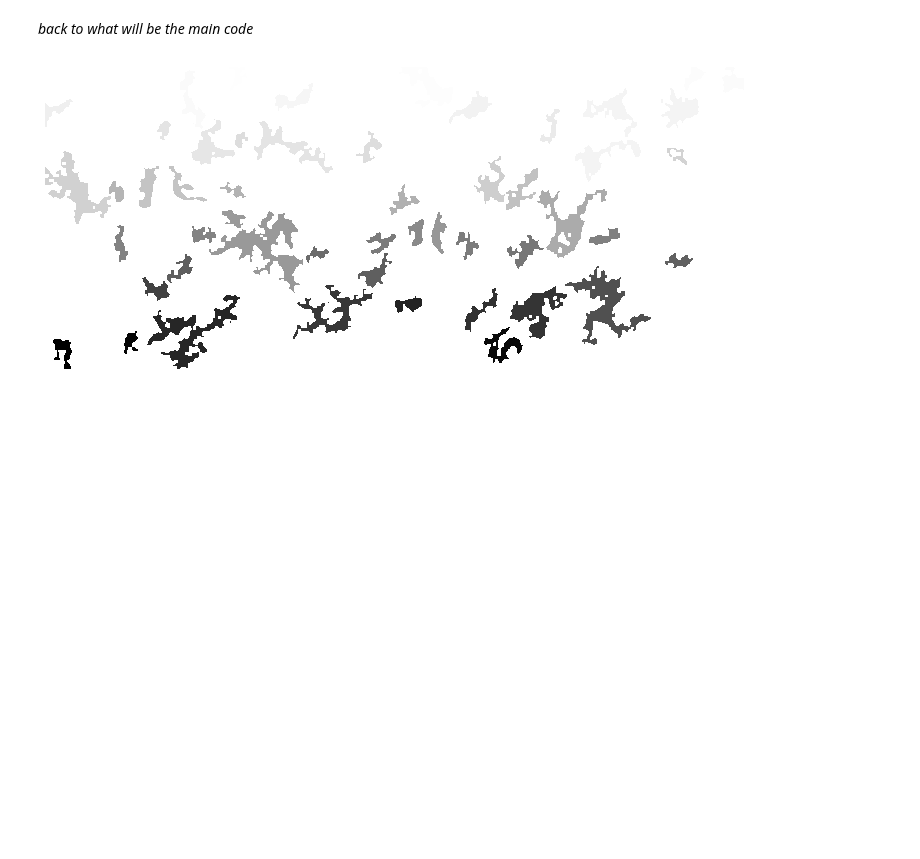
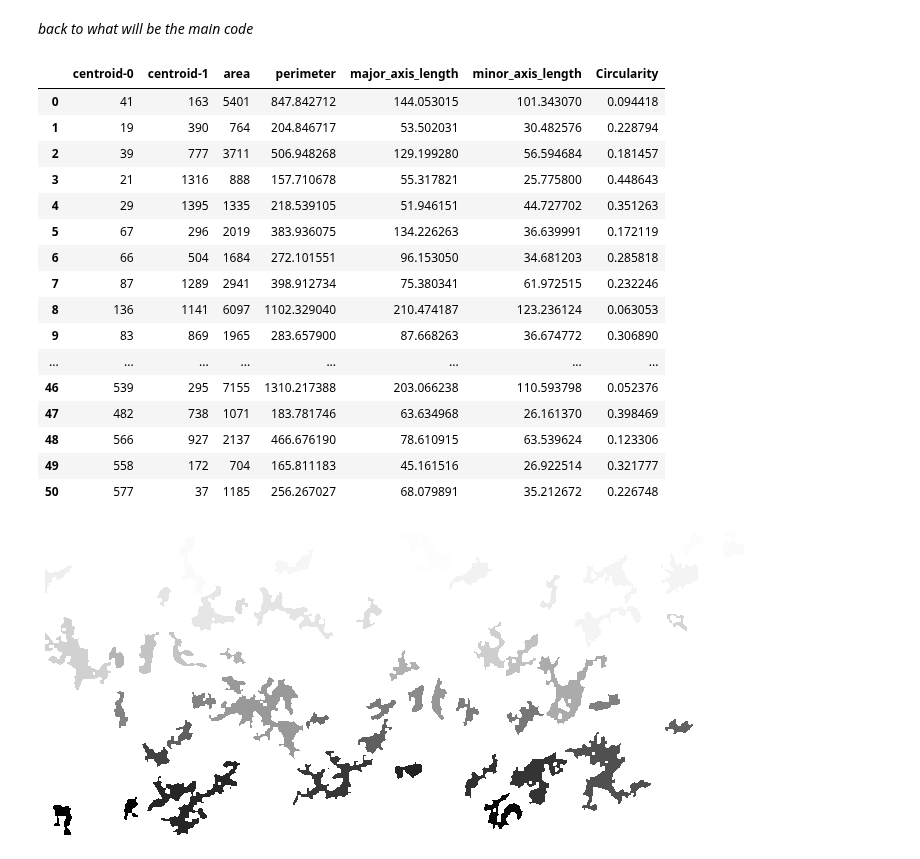
Before and after one commit to Nance-Lab/fiberf, a Jupyter notebook: examples/Psudocode_full_dev.ipynb, the cells around one changed output. Saved outputs shown, nothing was run; the diff lists cells and outputs as text; code cells hidden in the pictures; blank space fills up the shorter version.

Commit message:
Update Psudocode_full_dev.ipynb
added circularity to the output measurement table

```diff
--- a/examples/Psudocode_full_dev.ipynb
+++ b/examples/Psudocode_full_dev.ipynb
@@ -147,4 +147,6 @@ label_image = measure.label(binary, return_num=False, connectivity=2)
 
 binary2 = morphology.remove_small_objects(label_image, min_size=500, connectivity=1, in_place=True)
 # %%
-props = measure.regionprops_table(label_image, properties= ('centroid', 'area', 'major_axis_length', 'minor_axis_length'))
+props = measure.regionprops_table(label_image, properties= ('centroid', 'area', 'perimeter', 'major_axis_length', 'minor_axis_length'))
+region_meas = pd.DataFrame(props)
+region_meas['Circularity'] = (region_meas['area']*4*np.pi)/(region_meas['perimeter']**2)
@@ -153,3 +153,23 @@ region_meas = pd.DataFrame(props)
+# %%
+region_meas
+# %% [output]
+|  | centroid-0 | centroid-1 | area | perimeter | major_axis_length | minor_axis_length | Circularity |
+| 0 | 41 | 163 | 5401 | 847.842712 | 144.053015 | 101.343070 | 0.094418 |
+| 1 | 19 | 390 | 764 | 204.846717 | 53.502031 | 30.482576 | 0.228794 |
+| 2 | 39 | 777 | 3711 | 506.948268 | 129.199280 | 56.594684 | 0.181457 |
+| 3 | 21 | 1316 | 888 | 157.710678 | 55.317821 | 25.775800 | 0.448643 |
+| 4 | 29 | 1395 | 1335 | 218.539105 | 51.946151 | 44.727702 | 0.351263 |
+| 5 | 67 | 296 | 2019 | 383.936075 | 134.226263 | 36.639991 | 0.172119 |
+| 6 | 66 | 504 | 1684 | 272.101551 | 96.153050 | 34.681203 | 0.285818 |
+| 7 | 87 | 1289 | 2941 | 398.912734 | 75.380341 | 61.972515 | 0.232246 |
+| 8 | 136 | 1141 | 6097 | 1102.329040 | 210.474187 | 123.236124 | 0.063053 |
+| 9 | 83 | 869 | 1965 | 283.657900 | 87.668263 | 36.674772 | 0.306890 |
+| ... | ... | ... | ... | ... | ... | ... | ... |
+| 46 | 539 | 295 | 7155 | 1310.217388 | 203.066238 | 110.593798 | 0.052376 |
+| 47 | 482 | 738 | 1071 | 183.781746 | 63.634968 | 26.161370 | 0.398469 |
+| 48 | 566 | 927 | 2137 | 466.676190 | 78.610915 | 63.539624 | 0.123306 |
+| 49 | 558 | 172 | 704 | 165.811183 | 45.161516 | 26.922514 | 0.321777 |
+| 50 | 577 | 37 | 1185 | 256.267027 | 68.079891 | 35.212672 | 0.226748 |
 # %%
 import matplotlib.patches as mpatches
 
```
Also changed, not shown: parts of 1 cell of this notebook.
